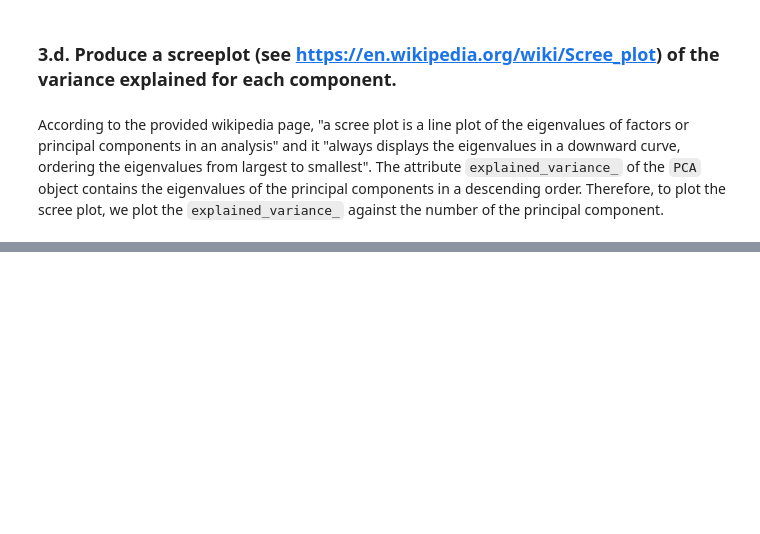
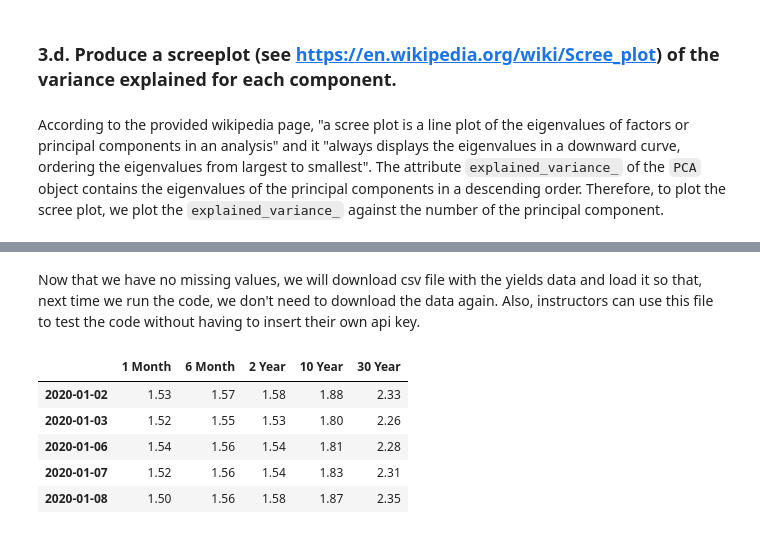
Before and after one commit to henriquemenegaz/wqu-fd-gw, a Jupyter notebook: GW1/task3.ipynb, the cells around one changed output, grey strips where cells are left out. Drawn from its saved outputs; the diff is of its cells as text; code cells hidden in the pictures; blank space fills up the shorter version.

```diff
--- a/GW1/task3.ipynb
+++ b/GW1/task3.ipynb
@@ -113,0 +189,2 @@ plt.show()
+# %% [markdown]
+Now that we have no missing values, we will download csv file with the yields data and load it so that, next time we run the code, we don't need to download the data again. Also, instructors can use this file to test the code without having to insert their own api key.
@@ -113,0 +194,12 @@ plt.show()
+# %%
+
+# Load the csv file
+yields = pd.read_csv('yields.csv', index_col=0, parse_dates=True)
+yields.head()
+# %% [output]
+|  | 1 Month | 6 Month | 2 Year | 10 Year | 30 Year |
+| 2020-01-02 | 1.53 | 1.57 | 1.58 | 1.88 | 2.33 |
+| 2020-01-03 | 1.52 | 1.55 | 1.53 | 1.80 | 2.26 |
+| 2020-01-06 | 1.54 | 1.56 | 1.54 | 1.81 | 2.28 |
+| 2020-01-07 | 1.52 | 1.56 | 1.54 | 1.83 | 2.31 |
+| 2020-01-08 | 1.50 | 1.56 | 1.58 | 1.87 | 2.35 |
```
Also changed, not shown: parts of 30 cells of this notebook, 3 other files.
